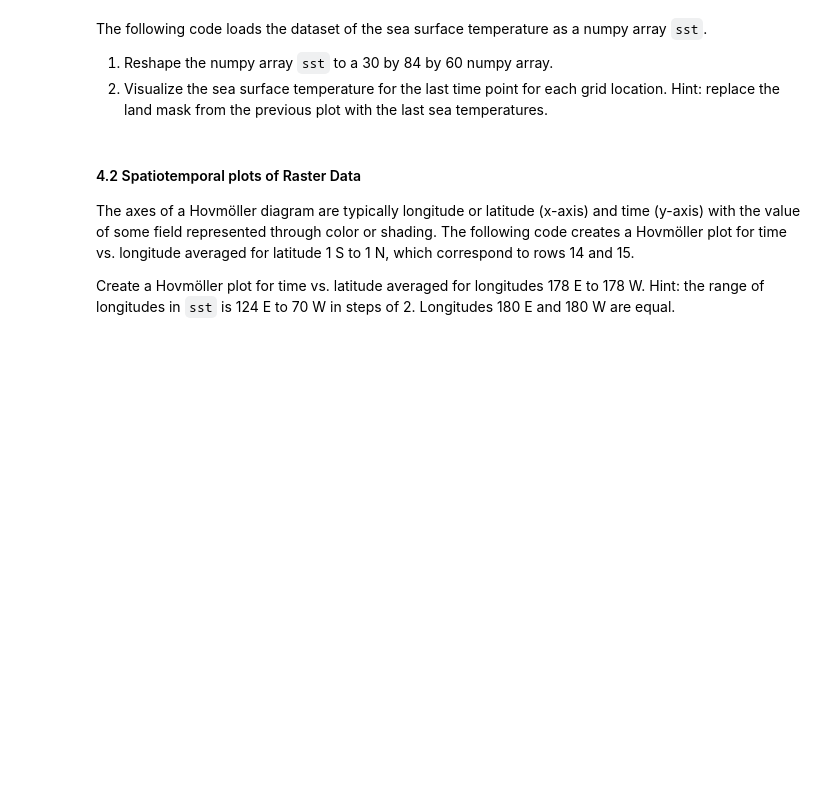
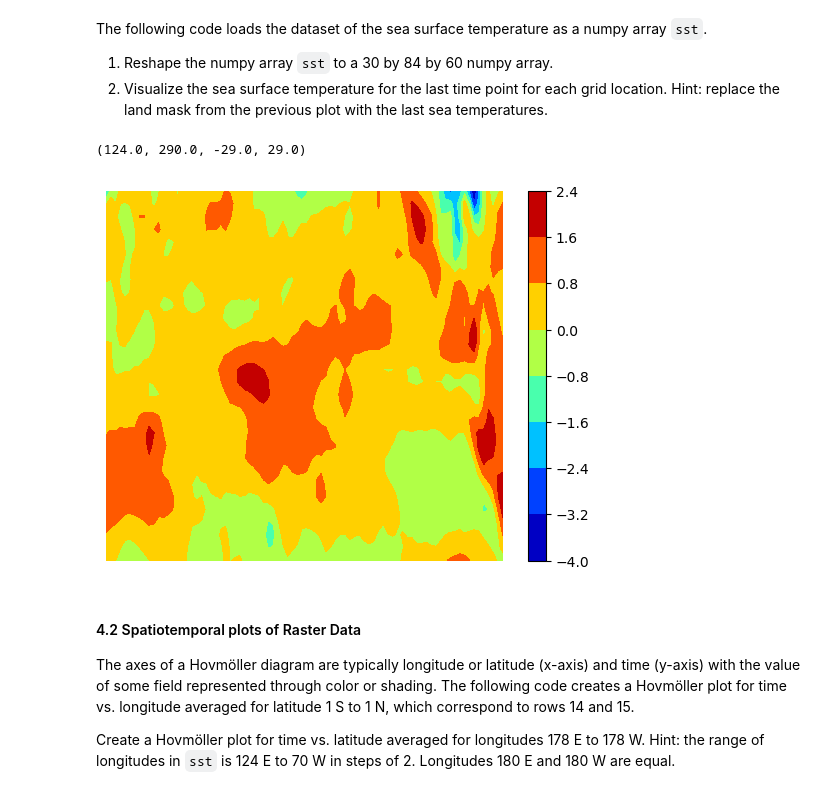
Before and after one commit to Tinus1424/dss, a Jupyter notebook: dssST/RS_STDA_01.ipynb, the cells around one changed output. Saved outputs shown, nothing was run; the diff lists cells and outputs as text; code cells hidden in the pictures; blank space fills up the shorter version.

```diff
--- a/dssST/RS_STDA_01.ipynb
+++ b/dssST/RS_STDA_01.ipynb
@@ -252,3 +249,17 @@ sst = np.loadtxt(join('data', 'SST031997_032003.dat'), delimiter=' ')
+# %%
+sst = np.loadtxt(join('data', 'SST031997_032003.dat'), delimiter=' ')
+
+sst = sst.reshape((30, 84, 60))
+lat_range = range(-29, 31, 2)
+long_range = range(124, 292, 2)
+X, Y = np.meshgrid(long_range, lat_range)
+
+plt.contourf(X, Y, sst[:, :, -1], cmap= "jet")
+plt.colorbar()
+plt.axis("off")
+# %% [output]
+(124.0, 290.0, -29.0, 29.0)
+[figure, added]
 # %% [markdown]
 #### 4.2  Spatiotemporal plots of Raster Data
 The axes of a Hovmöller diagram are typically longitude or latitude (x-axis) and time (y-axis) with the value of some field represented through color or shading. The following code creates a Hovmöller plot for time vs. longitude averaged for latitude 1 S to 1 N, which correspond to rows 14 and 15.
```
Also changed, not shown: parts of 8 cells of this notebook.
